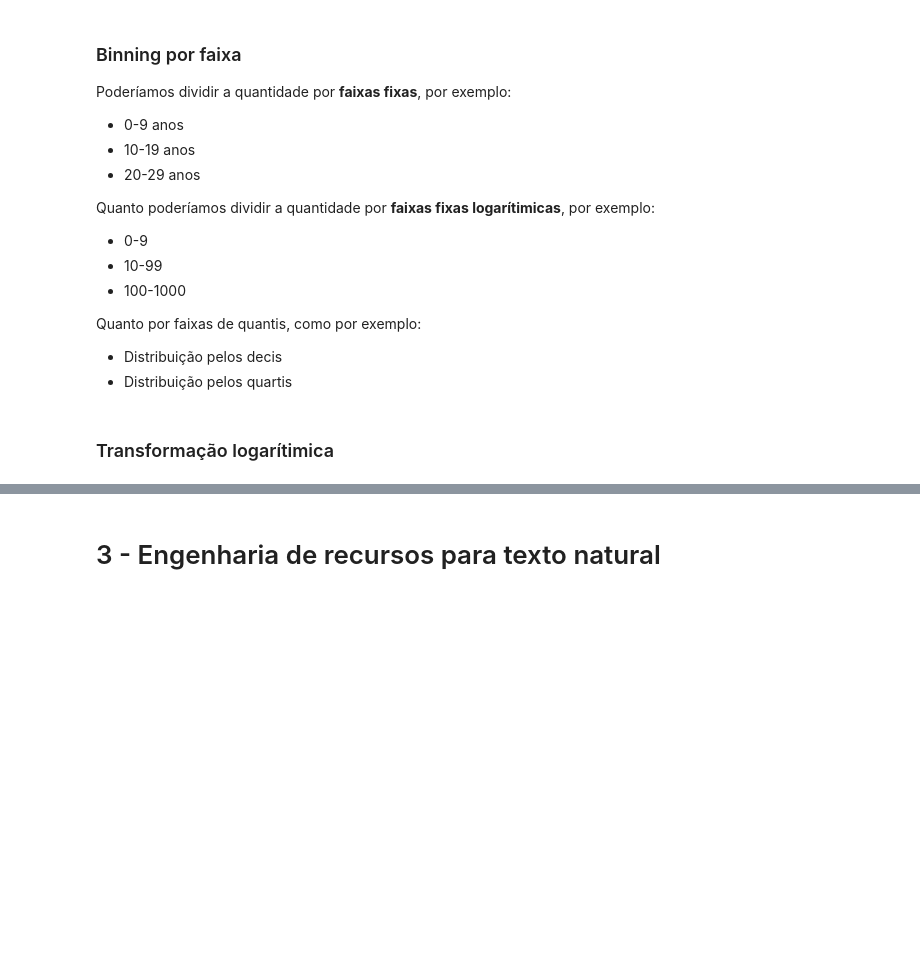
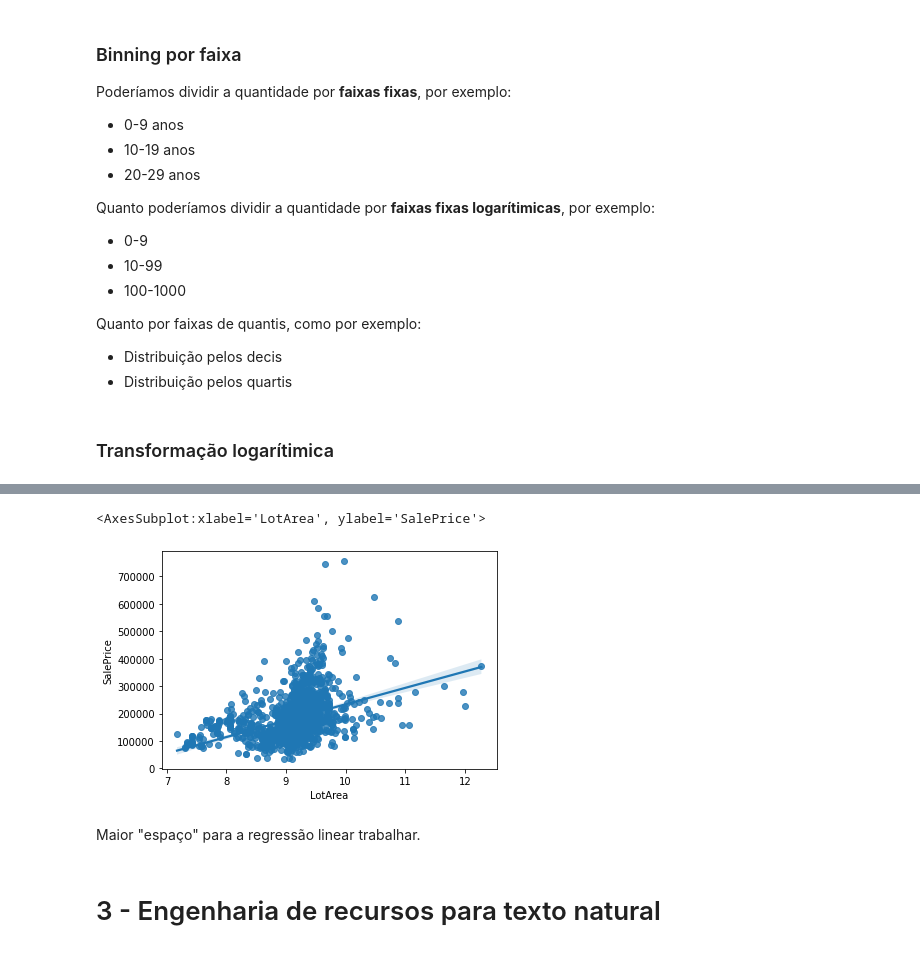
Before and after one commit to FranciscoFoz/machine-learning-training, a Jupyter notebook: Feature_Engineering.ipynb, the cells around one changed output, grey strips where cells are left out. Cells and saved outputs as stored; diff of their text form; code cells hidden in the pictures; blank space fills up the shorter version.

```diff
--- a/Feature_Engineering.ipynb
+++ b/Feature_Engineering.ipynb
@@ -139,3 +206,10 @@ Quanto por faixas de quantis, como por exemplo:
+# %%
+sns.regplot(data=df_houses,x=np.log(df_houses.LotArea),y='SalePrice')
+# %% [output]
+<AxesSubplot:xlabel='LotArea', ylabel='SalePrice'>
+[figure, added]
+# %% [markdown]
+Maior "espaço" para a regressão linear trabalhar.
 # %% [markdown]
 # 3 - Engenharia de recursos para texto natural
 # %% [markdown]
```
Also changed, not shown: parts of 7 cells of this notebook.
